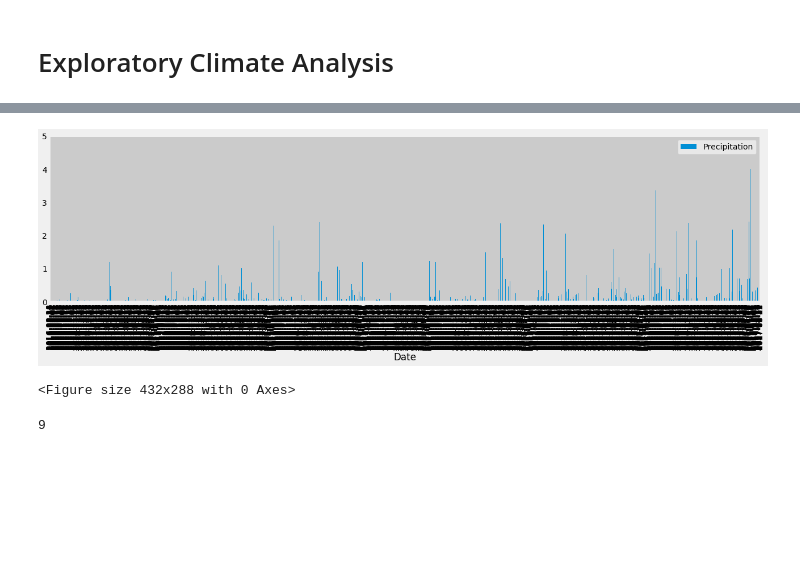
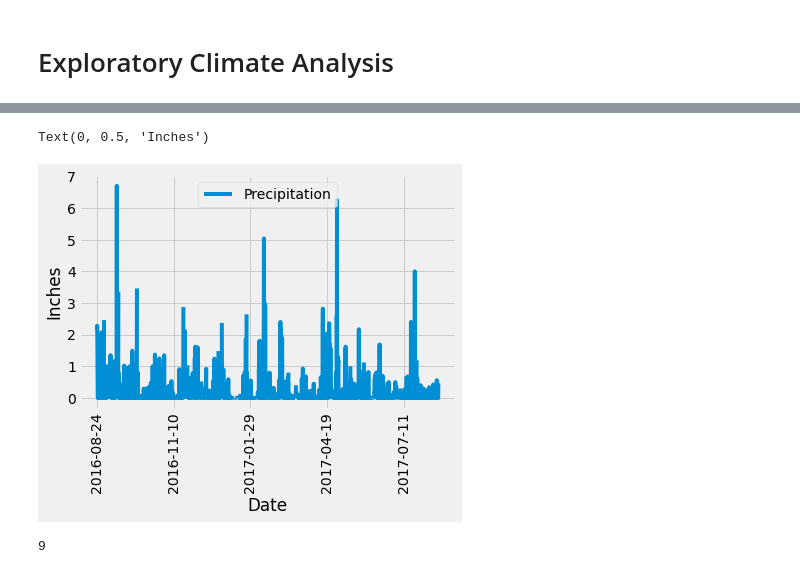
Before and after one commit to Chafloks/sqlalchemy-challenge, a Jupyter notebook: climate_starter.ipynb, the cells around one changed output, grey strips where cells are left out. Drawn from its saved outputs; the diff is of its cells as text; code cells hidden in the pictures; blank space fills up the shorter version.

```diff
--- a/climate_starter.ipynb
+++ b/climate_starter.ipynb
@@ -87,13 +88,12 @@ df
 | 2017-08-23 | 0.45 |
 2223 rows × 1 columns
-# %%
-df.plot(kind="bar", figsize=(20,5))
-plt.ylim(0, 5)
-plt.show()
-plt.tight_layout()
-# %% [output]
-[figure, removed]
-<Figure size 432x288 with 0 Axes>
+# %%
+df.plot(rot=90)
+plt.xlabel("Date")
+plt.ylabel("Inches")
+# %% [output]
+Text(0, 0.5, 'Inches')
+[figure, added]
 # %%
 # Design a query to show how many stations are available in this dataset?
 stations = session.query(Station.station).all()
```
Also changed, not shown: parts of 7 cells of this notebook.
